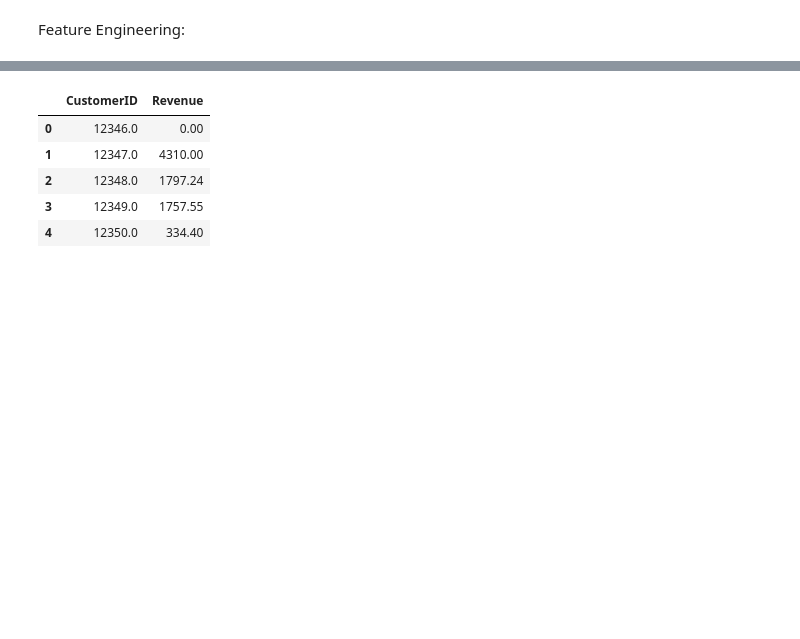
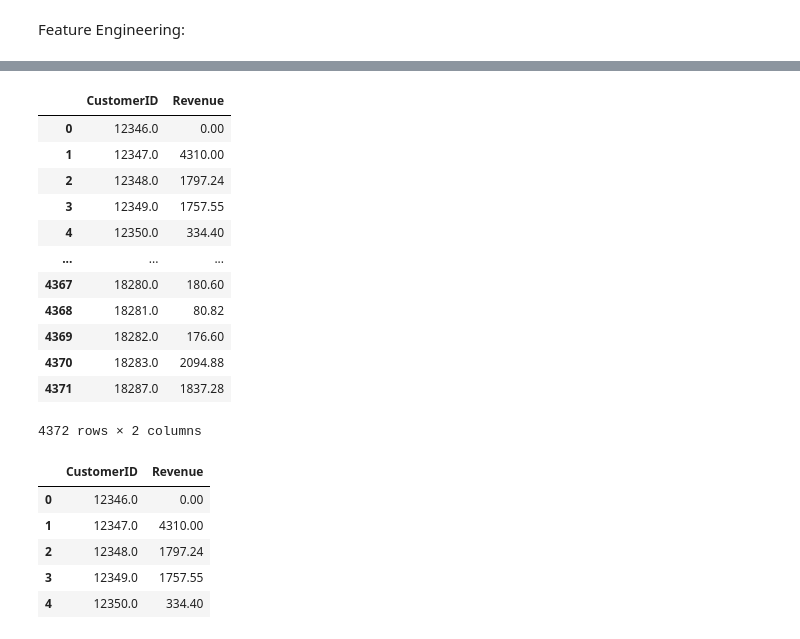
Before and after one commit to sarav003/MyWork, a Jupyter notebook: clustering/clustering_prac_RFM_analysis.ipynb, the cells around one changed output, grey strips where cells are left out. Cells and saved outputs as stored; diff of their text form; code cells hidden in the pictures; blank space fills up the shorter version.

```diff
--- a/clustering/clustering_prac_RFM_analysis.ipynb
+++ b/clustering/clustering_prac_RFM_analysis.ipynb
@@ -94 +109,18 @@ m[m['CustomerID']==17850]
+# %%
+monetary=revenue_generated.reset_index() # creates a new dataframe
+monetary
+# %% [output]
+|  | CustomerID | Revenue |
+| 0 | 12346.0 | 0.00 |
+| 1 | 12347.0 | 4310.00 |
+| 2 | 12348.0 | 1797.24 |
+| 3 | 12349.0 | 1757.55 |
+| 4 | 12350.0 | 334.40 |
+| ... | ... | ... |
+| 4367 | 18280.0 | 180.60 |
+| 4368 | 18281.0 | 80.82 |
+| 4369 | 18282.0 | 176.60 |
+| 4370 | 18283.0 | 2094.88 |
+| 4371 | 18287.0 | 1837.28 |
+4372 rows × 2 columns
 # %%
```
Also changed, not shown: parts of 23 cells of this notebook, 20 other files.
